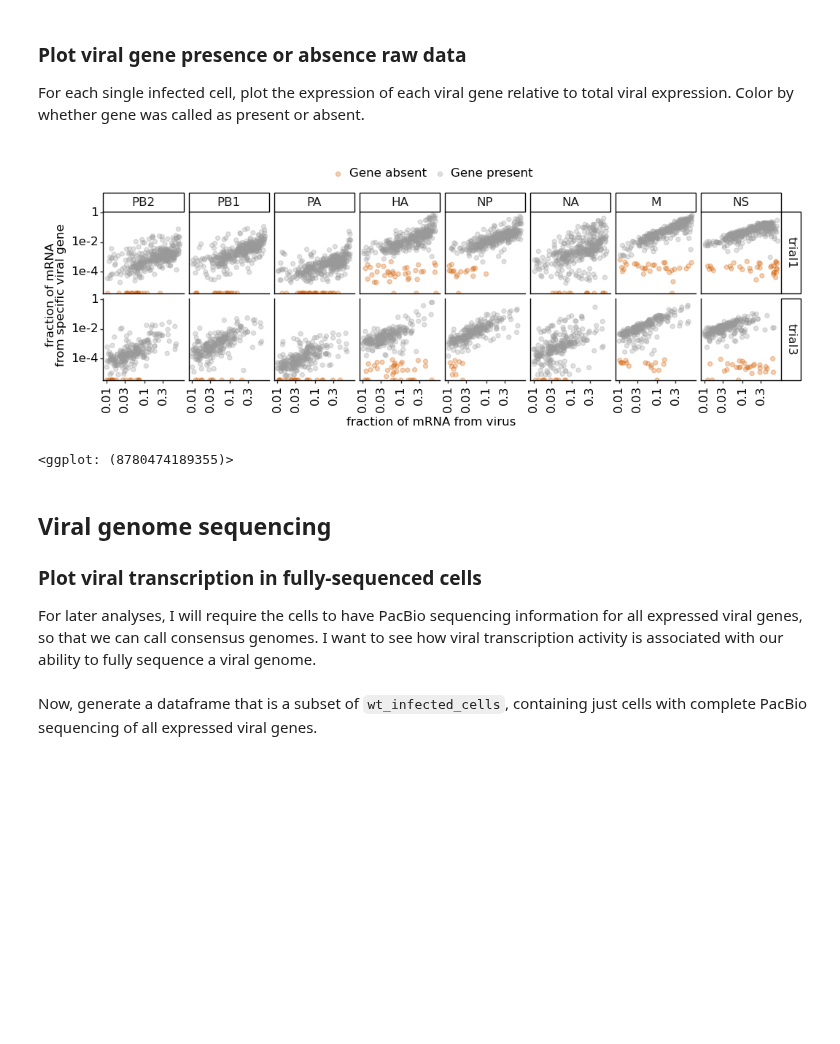
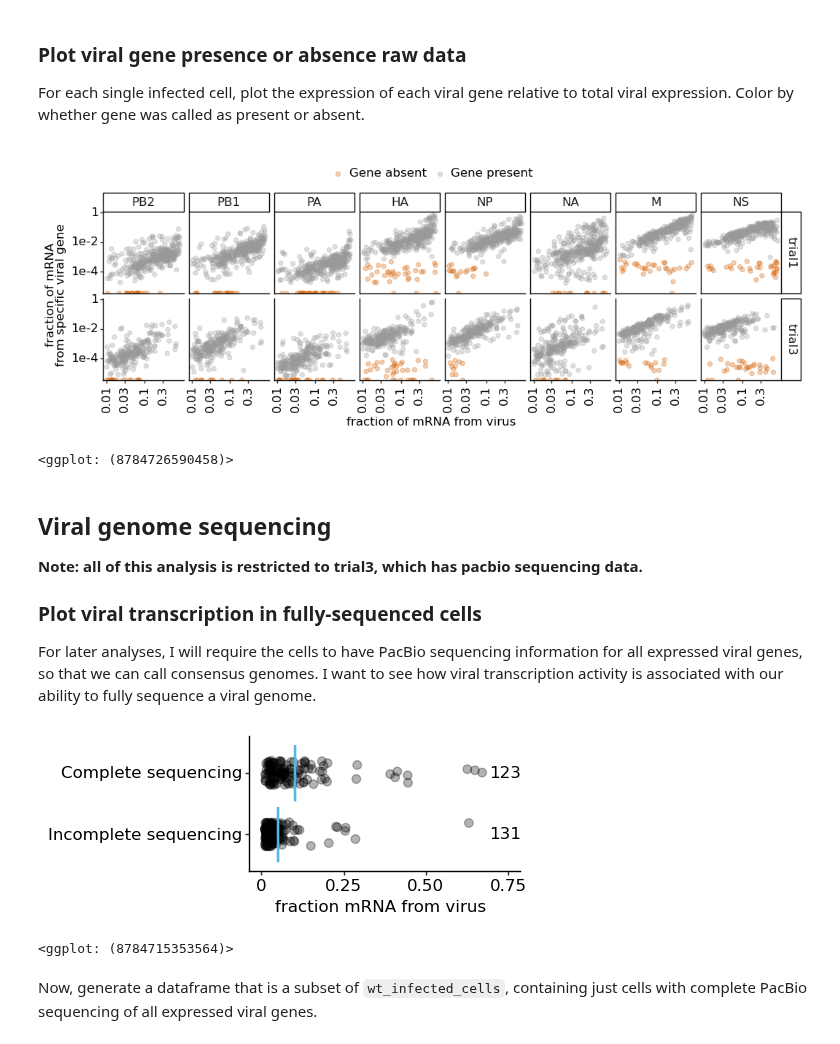
Before and after one commit to jbloomlab/barcoded_flu_pdmH1N1, a Jupyter notebook: final_analysis.py.ipynb, the cells around one changed output. Cells and saved outputs as stored; diff of their text form; code cells hidden in the pictures; blank space fills up the shorter version.

Commit message:
Made both barcoded genes fig

```diff
--- a/final_analysis.py.ipynb
+++ b/final_analysis.py.ipynb
@@ -136,16 +136,20 @@ processed_data = (
     )
 )
 
+# fill missing pacbio UMI counts with 0s
+processed_data[[c for c in processed_data.columns if re.match("pacbio_UMIs", c)]] = \
+processed_data[[c for c in processed_data.columns if re.match("pacbio_UMIs", c)]].fillna(0)
+
 # check for complete pacbio data for all expressed viral genes
 def virus_fully_sequenced(row):
     row_dict = row.to_dict()
     for key, val in row_dict.items():
         if re.fullmatch("present_flu\w+", key) and val:
             gene = key.split("_")[1]
-            if row_dict[f"pacbio_UMIs_{gene}"] >= 2:
-                return True
+            if row_dict[f"pacbio_UMIs_{gene}"] < 2:
+                return False
     else:
-        return False
+        return True
 
 processed_data = (
     processed_data
@@ -479,41 +483,45 @@ gene_expression_plot.save(filename = gene_expression_file)
 display(gene_expression_plot)
 # %% [output]
 [figure]
-<ggplot: (8780474189355)>
+<ggplot: (8784726590458)>
 # %% [markdown]
 ## Viral genome sequencing
+**Note: all of this analysis is restricted to trial3, which has pacbio sequencing data.**
 ### Plot viral transcription in fully-sequenced cells
 For later analyses, I will require the cells to have PacBio sequencing information for all expressed viral genes, so that we can call consensus genomes. I want to see how viral transcription activity is associated with our ability to fully sequence a viral genome.
 # %%
 fully_sequenced_file = figure_dir+'/'+'fully_sequenced_plot.svg'
 
 fully_sequenced_plot = (
-    p9.ggplot(wt_infected_cells,
+    p9.ggplot(wt_infected_cells.query('sample == "trial3"'),
                p9.aes(x='virus_fully_sequenced',
                       y='frac_viral_UMIs')) +
     p9.geom_jitter(alpha=0.3, size=3, width=0.2) +
     p9.stat_summary(fun_y=np.mean,
                     fun_ymin=np.mean,
                     fun_ymax=np.mean,
                     geom='crossbar',
                     width=0.9,
                     color=CBPALETTE[2]) +
-    p9.geom_text(data=wt_infected_cells.groupby('virus_fully_sequenced').nunique().reset_index(),
+    p9.geom_text(data=wt_infected_cells.query('sample == "trial3"').groupby('virus_fully_sequenced').nunique().reset_index(),
                  mapping=p9.aes(y=0.74,
                                 label='cell_barcode'),
                  size=12) +
     p9.coord_flip() +
     p9.labs(x='',
             y='fraction mRNA from virus') +
     p9.scale_y_continuous(limits=[0,0.75], breaks=[0,0.25,0.5,0.75]) +
     p9.scale_x_discrete(labels=['Incomplete sequencing', 'Complete sequencing']) +
     p9.theme(figure_size=(3.5, 1.75),
              plot_title=p9.element_text(size=12),
              axis_title=p9.element_text(size=12),
              axis_text=p9.element_text(size=12, color="black")))
 
 fully_sequenced_plot.save(filename = fully_sequenced_file)
 display(fully_sequenced_plot)
+# %% [output]
+[figure, added]
+<ggplot: (8784715353564)>
 # %% [markdown]
 Now, generate a dataframe that is a subset of `wt_infected_cells`, containing just cells with complete PacBio sequencing of all expressed viral genes.
 # %%
```
Also changed, not shown: parts of 13 cells of this notebook, 10 other files.
